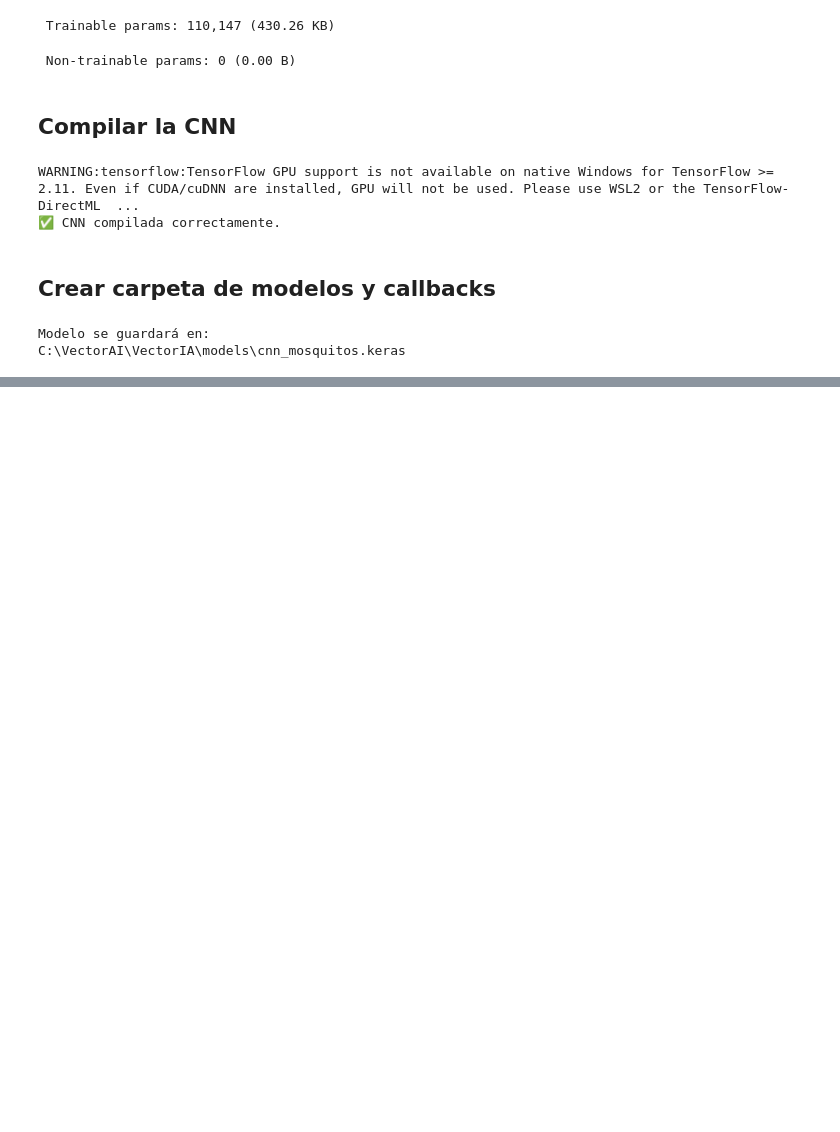
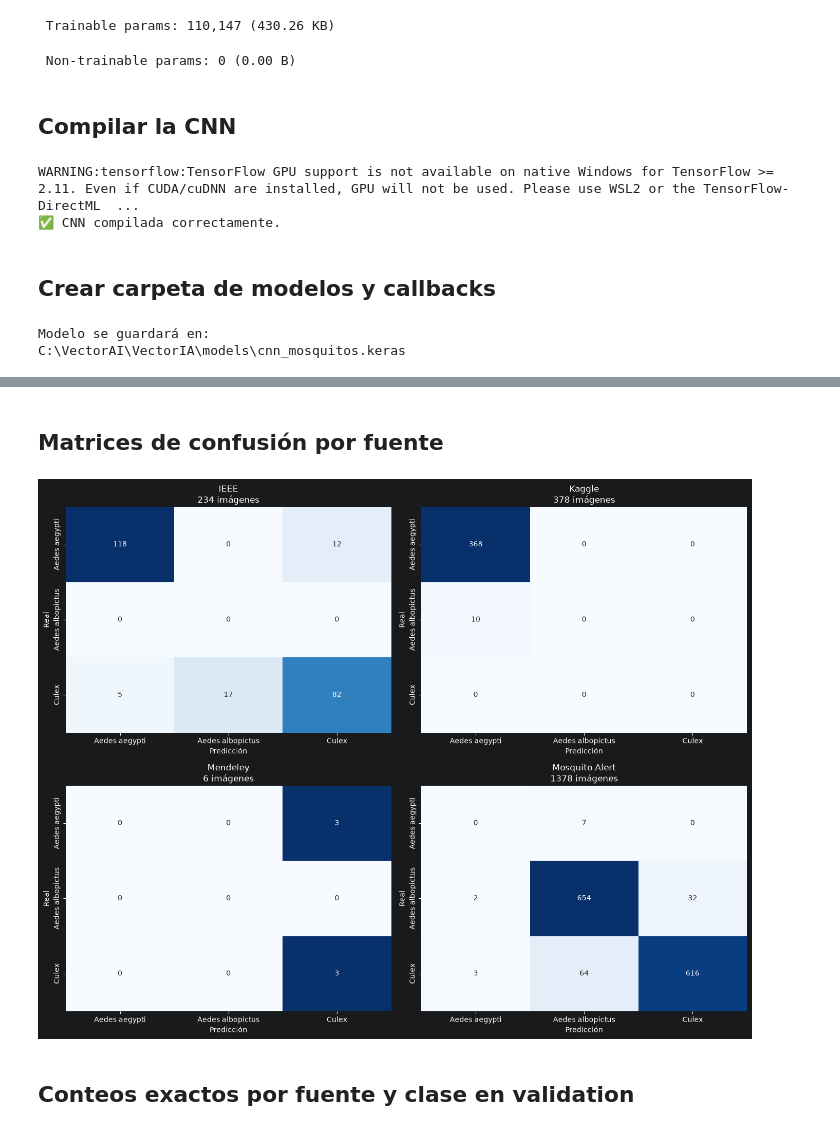
Before and after one commit to andreyac1397/VectorIA, a Jupyter notebook: notebooks/CNN_MosquitosModelo.ipynb, the cells around one changed output, grey strips where cells are left out. Saved outputs shown, nothing was run; the diff lists cells and outputs as text; code cells hidden in the pictures; blank space fills up the shorter version.

```diff
--- a/notebooks/CNN_MosquitosModelo.ipynb
+++ b/notebooks/CNN_MosquitosModelo.ipynb
@@ -5454,0 +6540,64 @@ C:\VectorAI\VectorIA\models\cnn_mosquitos.keras
+# %% [markdown]
+## Matrices de confusión por fuente
+# %%
+fuentes = sorted(
+    resultados_val[
+        "source_dataset"
+    ].unique()
+)
+
+fig, axes = plt.subplots(
+    2,
+    2,
+    figsize=(14, 11)
+)
+
+axes = axes.ravel()
+
+for ax, fuente in zip(
+    axes,
+    fuentes
+):
+
+    datos = resultados_val[
+        resultados_val[
+            "source_dataset"
+        ] == fuente
+    ]
+
+    cm_fuente = confusion_matrix(
+        datos["class_id"],
+        datos["pred_class_id"],
+        labels=[0, 1, 2]
+    )
+
+    sns.heatmap(
+        cm_fuente,
+        annot=True,
+        fmt="d",
+        cmap="Blues",
+        xticklabels=CLASES,
+        yticklabels=CLASES,
+        ax=ax,
+        cbar=False
+    )
+
+    ax.set_title(
+        f"{fuente}\n"
+        f"{len(datos)} imágenes"
+    )
+
+    ax.set_xlabel(
+        "Predicción"
+    )
+
+    ax.set_ylabel(
+        "Real"
+    )
+
+plt.tight_layout()
+plt.show()
+# %% [output]
+[figure, added]
+# %% [markdown]
+## Conteos exactos por fuente y clase en validation
```
Also changed, not shown: parts of 66 cells of this notebook, 8 other files.
